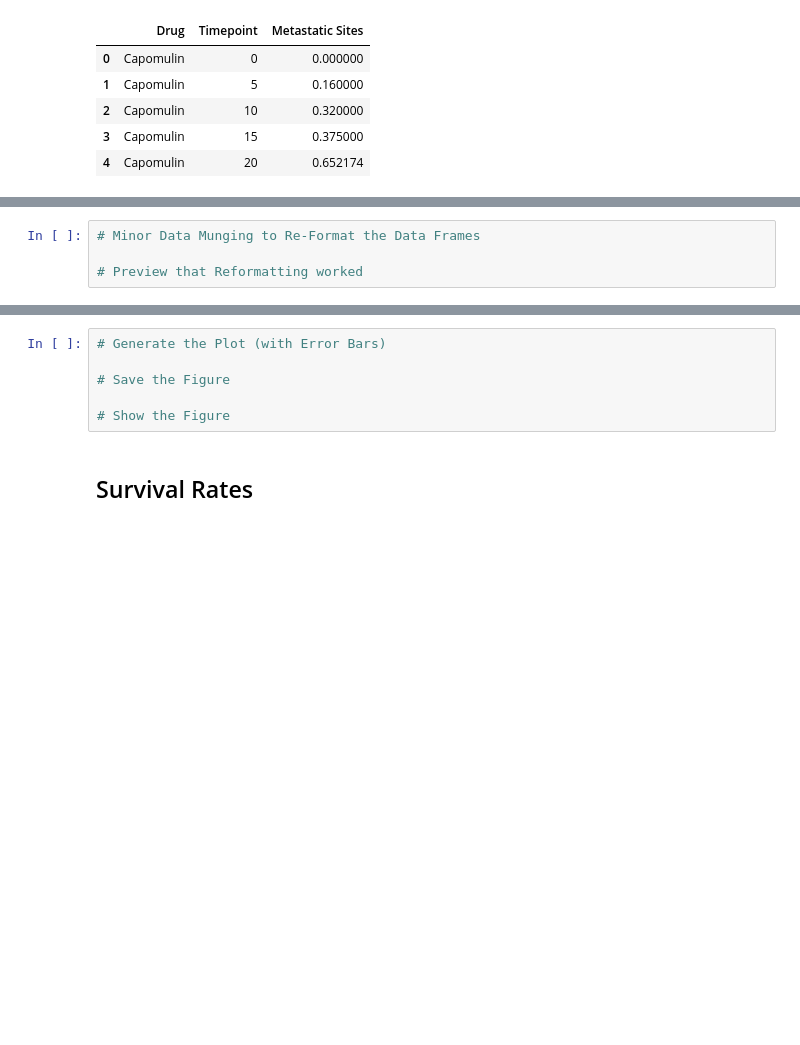
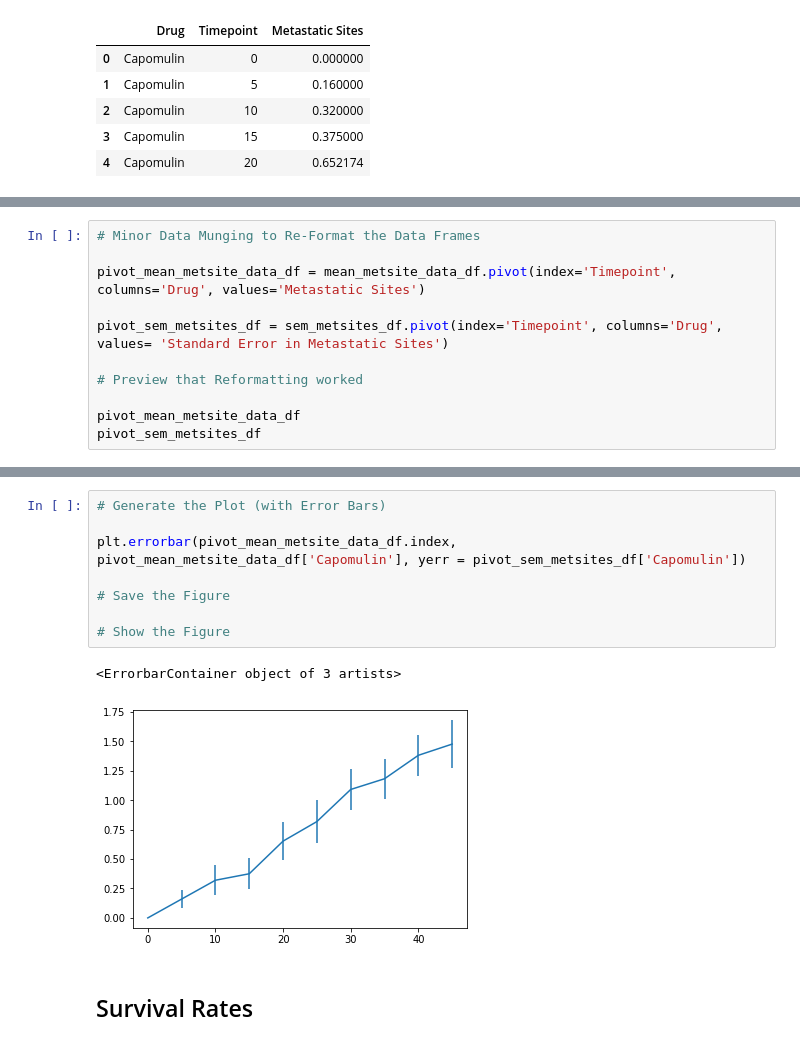
Before and after one commit to pgupta321/Data-Analytics-Course, a Jupyter notebook: Homeworks/Matplotlib/05-Matplotlib_Homework_Pymaceuticals_pymaceuticals_starter.ipynb, the cells around one changed output, grey strips where cells are left out. Cells and saved outputs as stored; diff of their text form; blank space fills up the shorter version.

```diff
--- a/Homeworks/Matplotlib/05-Matplotlib_Homework_Pymaceuticals_pymaceuticals_starter.ipynb
+++ b/Homeworks/Matplotlib/05-Matplotlib_Homework_Pymaceuticals_pymaceuticals_starter.ipynb
@@ -135,4 +170,11 @@ std_metsites_df.head().reset_index()
 # %%
 # Minor Data Munging to Re-Format the Data Frames
 
+pivot_mean_metsite_data_df = mean_metsite_data_df.pivot(index='Timepoint', columns='Drug', values='Metastatic Sites')
+
+pivot_sem_metsites_df = sem_metsites_df.pivot(index='Timepoint', columns='Drug', values= 'Standard Error in Metastatic Sites')
+
 # Preview that Reformatting worked
+
+pivot_mean_metsite_data_df
+pivot_sem_metsites_df
@@ -139,9 +194,14 @@ std_metsites_df.head().reset_index()
 # %%
 # Generate the Plot (with Error Bars)
+
+plt.errorbar(pivot_mean_metsite_data_df.index, pivot_mean_metsite_data_df['Capomulin'], yerr = pivot_sem_metsites_df['Capomulin'])
 
 # Save the Figure
 
 # Show the Figure
+# %% [output]
+<ErrorbarContainer object of 3 artists>
+[figure, added]
 # %% [markdown]
 ## Survival Rates
 # %%
```
Also changed, not shown: parts of 10 cells of this notebook, 2 other files.
